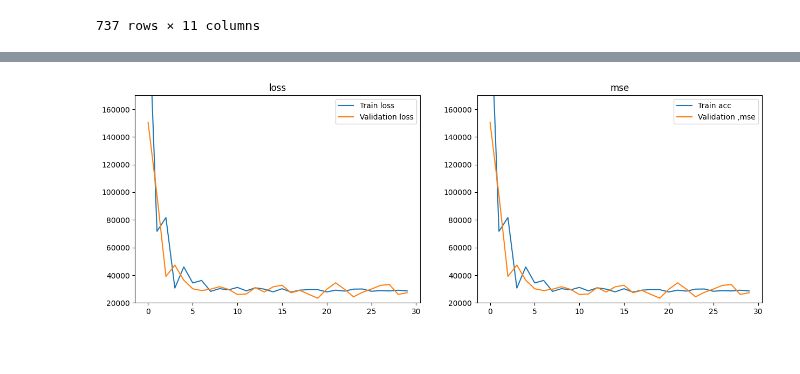
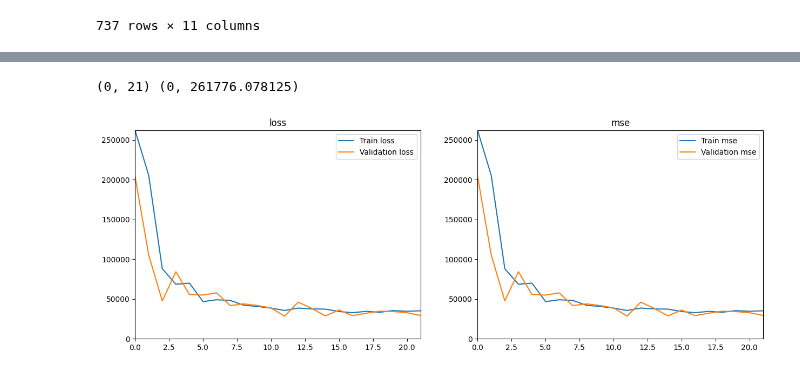
Before and after one commit to mc-will/BYU_Locating-Bacterial_Flagellar_Motors_2025, a Jupyter notebook: notebooks/BenedettaVeronesi_lreg_mean.ipynb, the cells around one changed output, grey strips where cells are left out. Saved outputs shown, nothing was run; the diff lists cells and outputs as text; code cells hidden in the pictures.

Commit message:
packaged function to plot history for regression tasks and updated notebook with packaged function

```diff
--- a/notebooks/BenedettaVeronesi_lreg_mean.ipynb
+++ b/notebooks/BenedettaVeronesi_lreg_mean.ipynb
@@ -354,4 +335,5 @@ def plot_history(history):
 # %%
-plot_history(history)
+plot_history_regression(history)
 # %% [output]
+(0, 21) (0, 261776.078125)
-[figure, old version]
+[figure, new version]
```
Also changed, not shown: parts of 12 cells of this notebook, 1 other file.
